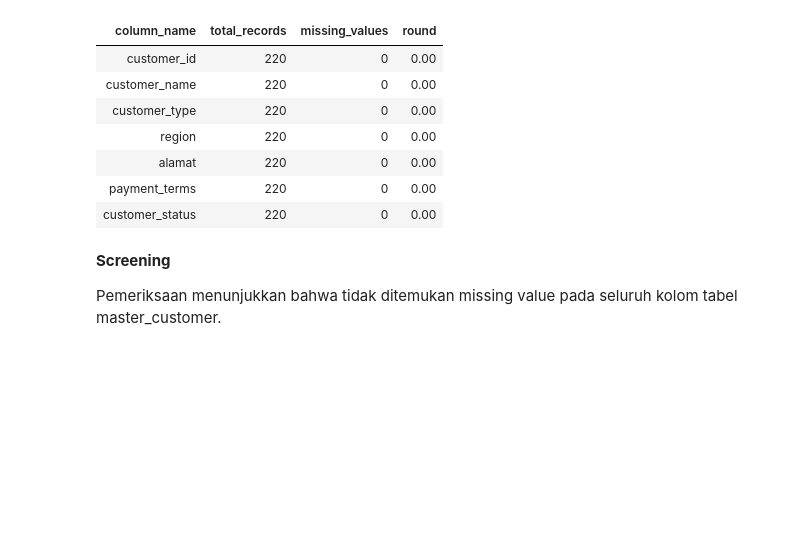
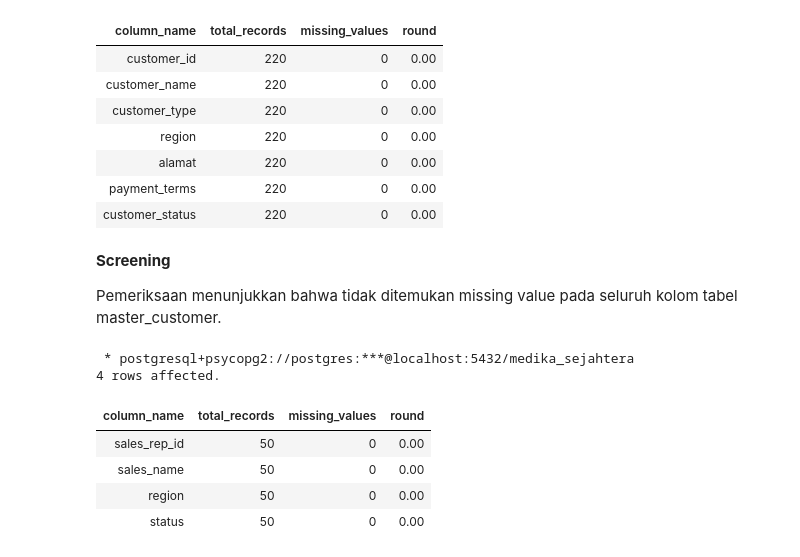
Before and after one commit to Rpfitrah/return-analysis-medika-sejahtera, a Jupyter notebook: Notebook/01_data_understanding.ipynb, the cells around one changed output. Cells and saved outputs as stored; diff of their text form; code cells hidden in the pictures; blank space fills up the shorter version.

```diff
--- a/Notebook/01_data_understanding.ipynb
+++ b/Notebook/01_data_understanding.ipynb
@@ -1643,3 +1643,75 @@ FROM
 **Screening**
 
 Pemeriksaan menunjukkan bahwa tidak ditemukan missing value pada seluruh kolom tabel master_customer.
+# %%
+%%sql
+
+SELECT
+    'sales_rep_id' AS column_name,
+    COUNT(*) AS total_records,
+    COUNT(*) FILTER (
+        WHERE sales_rep_id IS NULL
+    )AS missing_values,
+    ROUND(
+        COUNT(*) FILTER (
+            WHERE sales_rep_id IS NULL
+        ) * 100. / NULLIF (COUNT(*),0),2
+    )
+FROM
+    master_sales_rep
+
+UNION ALL
+
+SELECT
+    'sales_name',
+    COUNT(*),
+    COUNT(*) FILTER (
+        WHERE sales_name IS NULL
+    ),
+    ROUND(
+        COUNT(*) FILTER(
+            WHERE sales_name IS NULL
+        )* 100.0 / NULLIF(COUNT(*),0),2
+    )
+FROM
+    master_sales_rep
+
+UNION ALL
+
+SELECT
+    'region',
+    COUNT(*),
+    COUNT(*) FILTER (
+        WHERE region IS NULL
+    ),
+    ROUND(
+        COUNT(*) FILTER(
+            WHERE region IS NULL
+        )* 100.0 / NULLIF(COUNT(*),0),2
+    )
+FROM
+    master_sales_rep
+
+UNION ALL
+
+SELECT
+    'status',
+    COUNT(*),
+    COUNT(*) FILTER (
+        WHERE status IS NULL
+    ),
+    ROUND(
+        COUNT(*) FILTER(
+            WHERE status IS NULL
+        )* 100.0 / NULLIF(COUNT(*),0),2
+    )
+FROM
+    master_sales_rep
+# %% [output]
+ * postgresql+psycopg2://postgres:***@localhost:5432/medika_sejahtera
+4 rows affected.
+| column_name | total_records | missing_values | round |
+| sales_rep_id | 50 | 0 | 0.00 |
+| sales_name | 50 | 0 | 0.00 |
+| region | 50 | 0 | 0.00 |
+| status | 50 | 0 | 0.00 |
```
Also changed, not shown: parts of 2 cells of this notebook.
